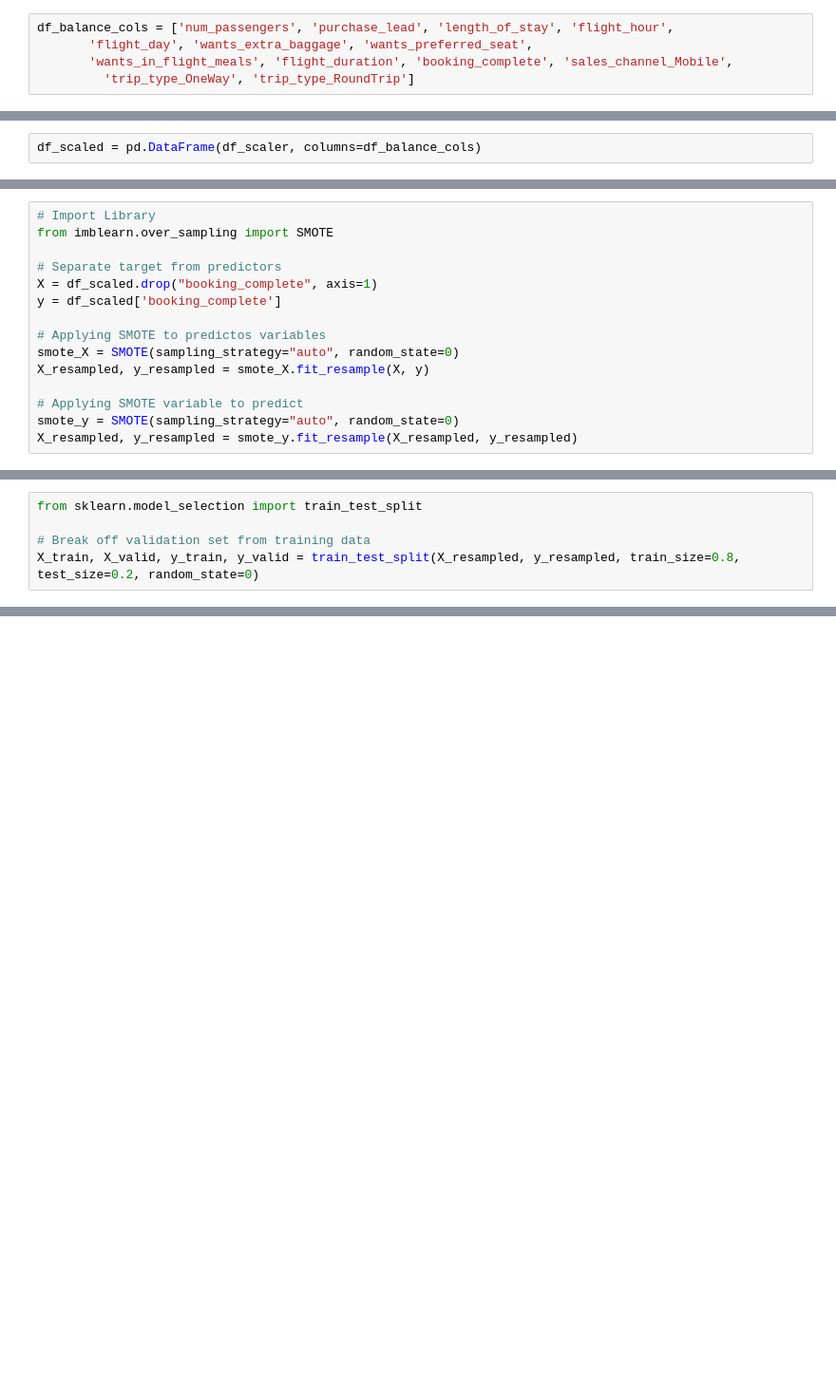
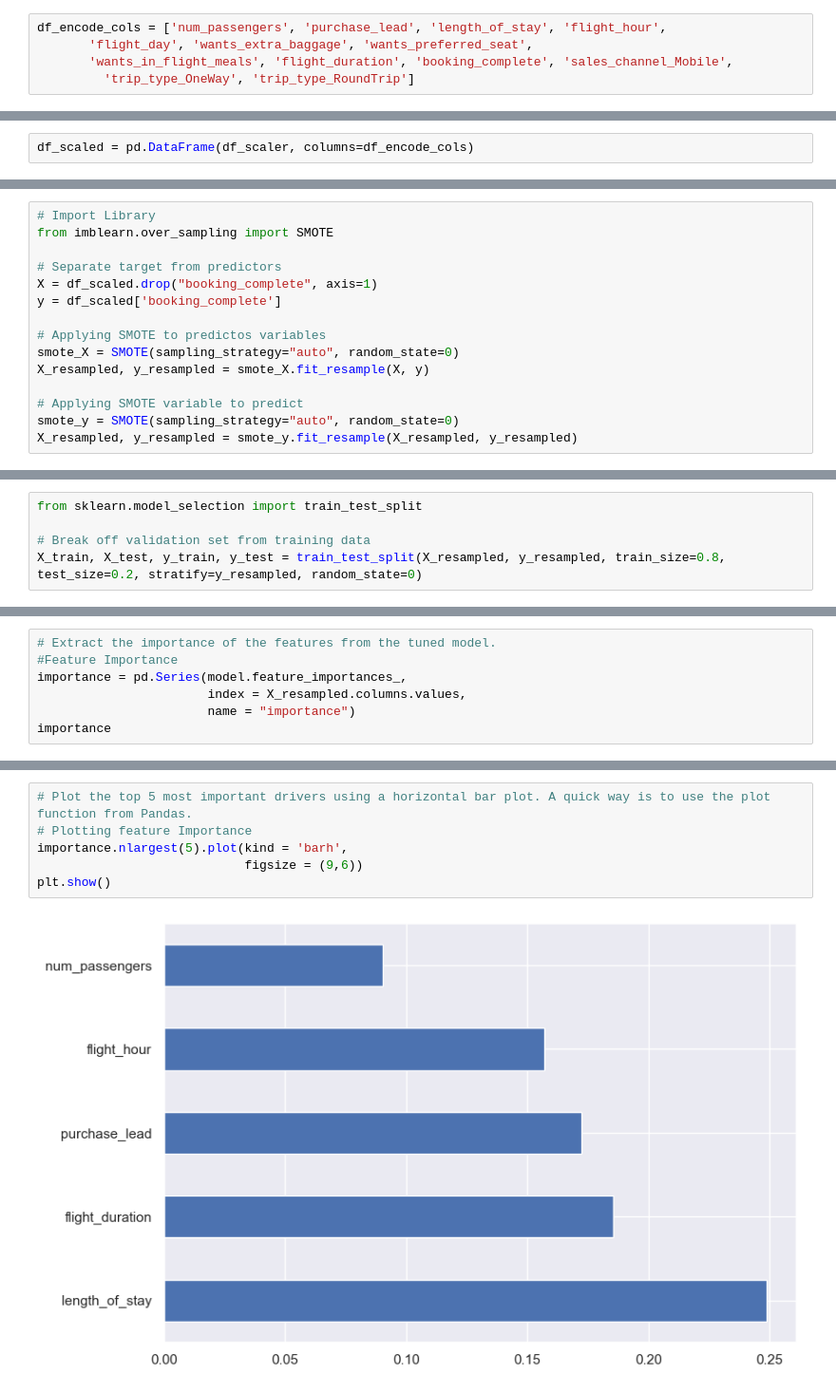
Before and after one commit to dasanmiguelv/supervised-machine-learning, a Jupyter notebook: behaviour-buying/Modeling.ipynb, the cells around one changed output, grey strips where cells are left out. Shown at 95% size. Drawn from its saved outputs; the diff is of its cells as text; blank space fills up the shorter version.

Commit message:
Assessing model

```diff
--- a/behaviour-buying/Modeling.ipynb
+++ b/behaviour-buying/Modeling.ipynb
@@ -327,7 +327,7 @@ df_encoded = df_cleaned.copy()
 # %% [markdown]
 Scaling Data
 # %%
-df_balance_cols = ['num_passengers', 'purchase_lead', 'length_of_stay', 'flight_hour',
+df_encode_cols = ['num_passengers', 'purchase_lead', 'length_of_stay', 'flight_hour',
        'flight_day', 'wants_extra_baggage', 'wants_preferred_seat',
        'wants_in_flight_meals', 'flight_duration', 'booking_complete', 'sales_channel_Mobile',
          'trip_type_OneWay', 'trip_type_RoundTrip']
@@ -341,7 +341,7 @@ scaler = MinMaxScaler()
 # df_scaler = scaler.fit_transform(df_encoded)
 df_scaler = scaler.fit_transform(df_encoded)
 # %%
-df_scaled = pd.DataFrame(df_scaler, columns=df_balance_cols)
+df_scaled = pd.DataFrame(df_scaler, columns=df_encode_cols)
 # %% [markdown]
 Balancing vaiables inmbalanced
 # %%
@@ -363,7 +365,7 @@ X_resampled, y_resampled = smote_y.fit_resample(X_resampled, y_resampled)
 from sklearn.model_selection import train_test_split
 
 # Break off validation set from training data
-X_train, X_valid, y_train, y_valid = train_test_split(X_resampled, y_resampled, train_size=0.8, test_size=0.2, random_state=0)
+X_train, X_test, y_train, y_test = train_test_split(X_resampled, y_resampled, train_size=0.8, test_size=0.2, stratify=y_resampled, random_state=0)
 # %%
 from sklearn.ensemble import RandomForestClassifier
 from sklearn.metrics import accuracy_score
@@ -387,0 +390,7 @@ print(cross_val_score(model, X_train, y_train, cv=5).mean())
+# %%
+# Extract the importance of the features from the tuned model.
+#Feature Importance
+importance = pd.Series(model.feature_importances_,
+                       index = X_resampled.columns.values,
+                       name = "importance")
+importance
@@ -387,0 +411,8 @@ print(cross_val_score(model, X_train, y_train, cv=5).mean())
+# %%
+# Plot the top 5 most important drivers using a horizontal bar plot. A quick way is to use the plot function from Pandas.
+# Plotting feature Importance
+importance.nlargest(5).plot(kind = 'barh',
+                            figsize = (9,6))
+plt.show()
+# %% [output]
+[figure, added]
```
Also changed, not shown: parts of 12 cells of this notebook.
